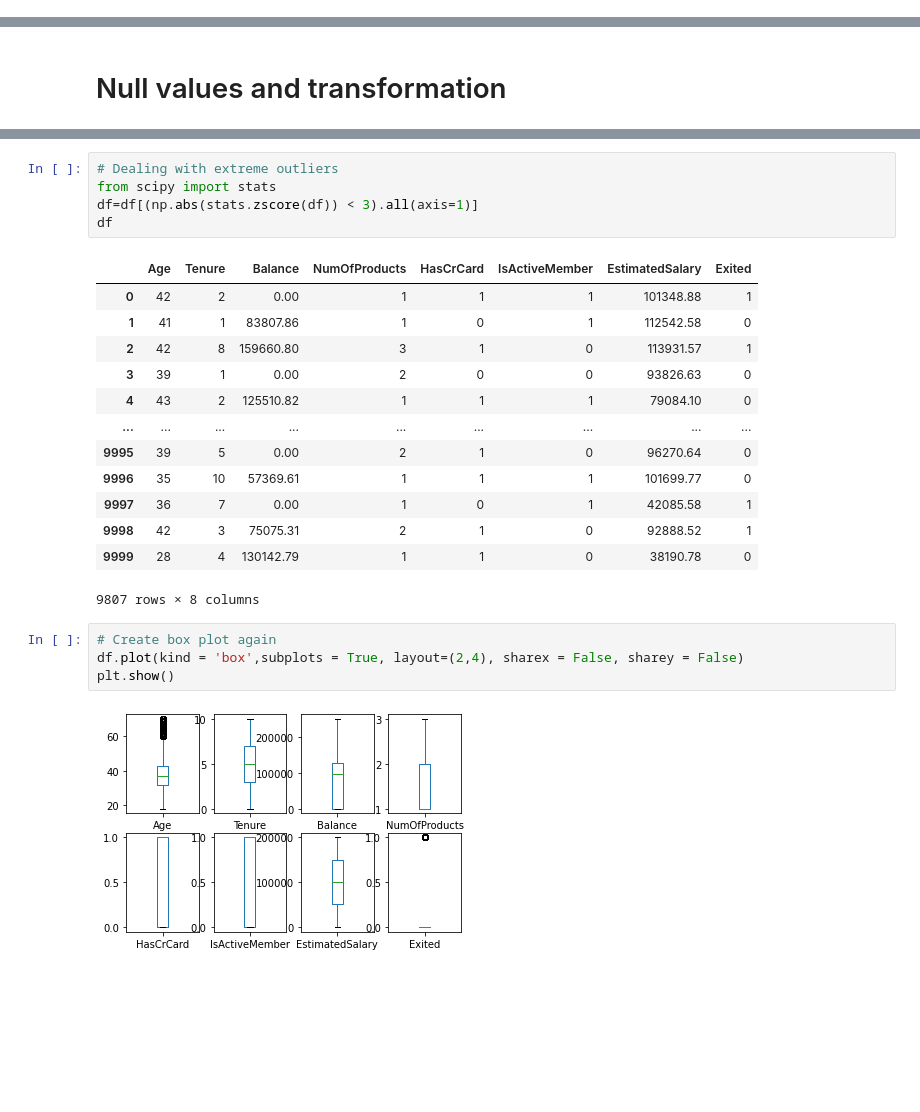
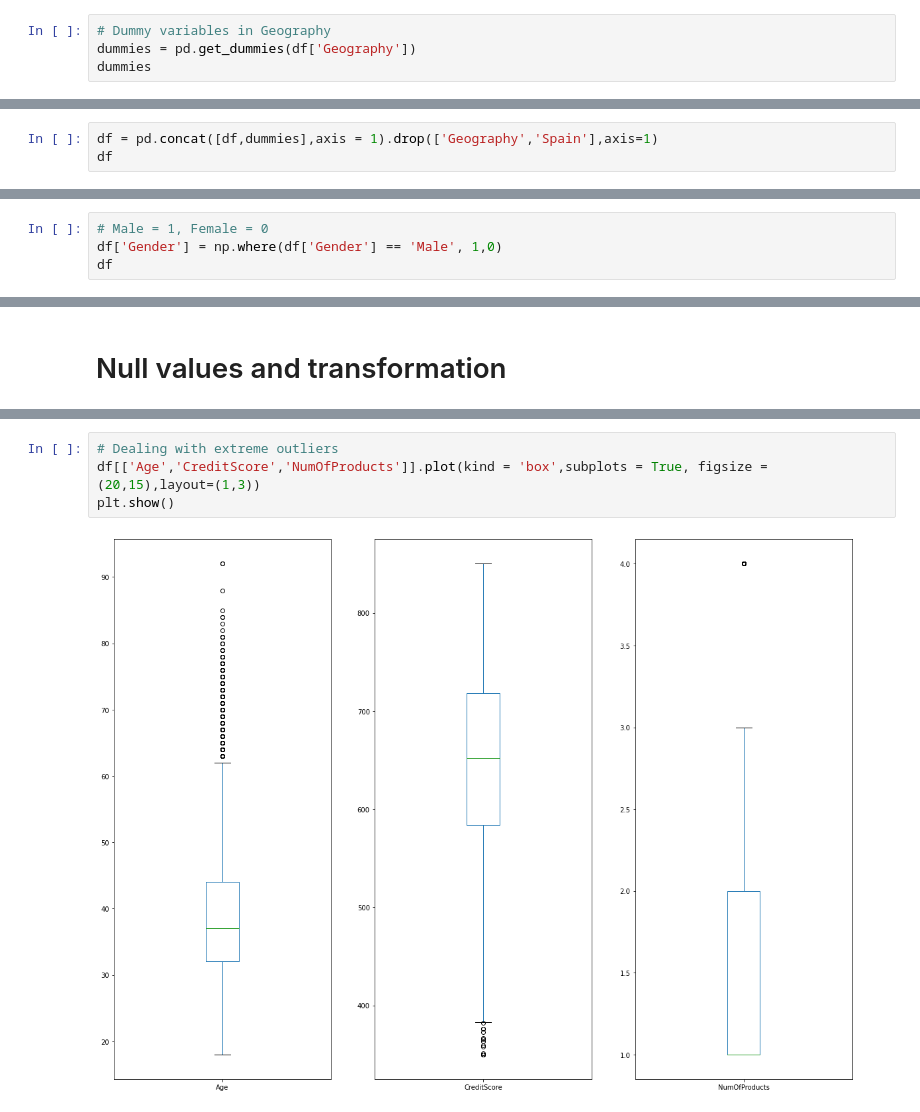
Before and after one commit to VinceTruong/Churn_Modelling, a Jupyter notebook: Anh Ngo.ipynb, the cells around one changed output, grey strips where cells are left out. Drawn from its saved outputs; the diff is of its cells as text; blank space fills up the shorter version.

```diff
--- a/Anh Ngo.ipynb
+++ b/Anh Ngo.ipynb
@@ -42,0 +43,4 @@ df
+# %%
+# Dummy variables in Geography
+dummies = pd.get_dummies(df['Geography'])
+dummies
@@ -42,0 +61,3 @@ df
+# %%
+df = pd.concat([df,dummies],axis = 1).drop(['Geography','Spain'],axis=1)
+df
@@ -42,0 +78,4 @@ df
+# %%
+# Male = 1, Female = 0
+df['Gender'] = np.where(df['Gender'] == 'Male', 1,0)
+df
@@ -120,26 +176,7 @@ Exited             0
 dtype: int64
-# %%
-# Dealing with extreme outliers
-from scipy import stats
-df=df[(np.abs(stats.zscore(df)) < 3).all(axis=1)]
-df
-# %% [output]
-|  | Age | Tenure | Balance | NumOfProducts | HasCrCard | IsActiveMember | EstimatedSalary | Exited |
-| 0 | 42 | 2 | 0.00 | 1 | 1 | 1 | 101348.88 | 1 |
-| 1 | 41 | 1 | 83807.86 | 1 | 0 | 1 | 112542.58 | 0 |
-| 2 | 42 | 8 | 159660.80 | 3 | 1 | 0 | 113931.57 | 1 |
-| 3 | 39 | 1 | 0.00 | 2 | 0 | 0 | 93826.63 | 0 |
-| 4 | 43 | 2 | 125510.82 | 1 | 1 | 1 | 79084.10 | 0 |
-| ... | ... | ... | ... | ... | ... | ... | ... | ... |
-| 9995 | 39 | 5 | 0.00 | 2 | 1 | 0 | 96270.64 | 0 |
-| 9996 | 35 | 10 | 57369.61 | 1 | 1 | 1 | 101699.77 | 0 |
-| 9997 | 36 | 7 | 0.00 | 1 | 0 | 1 | 42085.58 | 1 |
-| 9998 | 42 | 3 | 75075.31 | 2 | 1 | 0 | 92888.52 | 1 |
-| 9999 | 28 | 4 | 130142.79 | 1 | 1 | 0 | 38190.78 | 0 |
-9807 rows × 8 columns
 # %%
-# Create box plot again
-df.plot(kind = 'box',subplots = True, layout=(2,4), sharex = False, sharey = False)
+# Dealing with extreme outliers
+df[['Age','CreditScore','NumOfProducts']].plot(kind = 'box',subplots = True, figsize = (20,15),layout=(1,3))
 plt.show()
 # %% [output]
-[figure, old version]
+[figure, new version]
```
Also changed, not shown: parts of 29 cells of this notebook.
